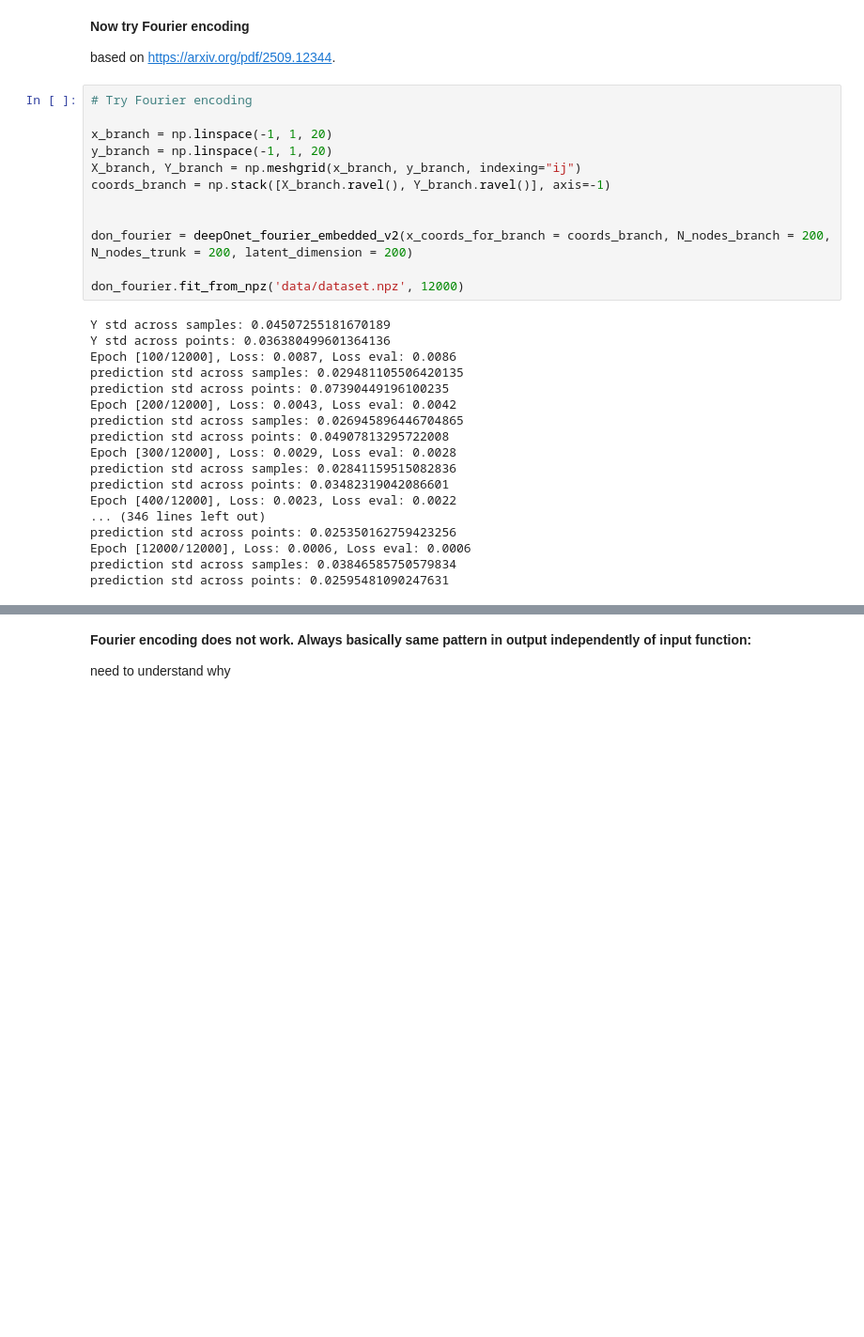
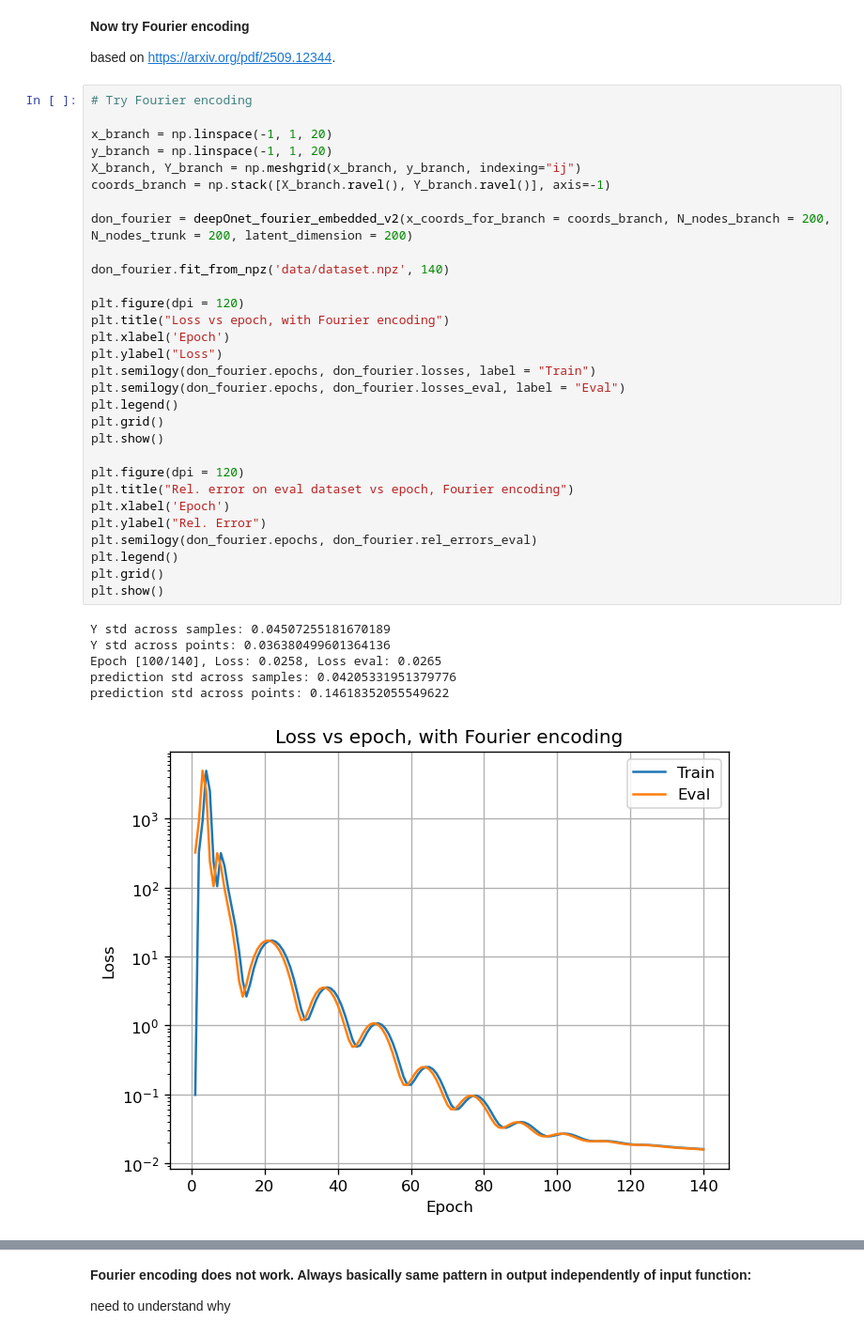
Before and after one commit to sottoviafilippo/trying-out-neural-operators, a Jupyter notebook: deepOnet_trials.ipynb, the cells around one changed output, grey strips where cells are left out. Shown at 94% size. Drawn from its saved outputs; the diff is of its cells as text; blank space fills up the shorter version.

```diff
--- a/deepOnet_trials.ipynb
+++ b/deepOnet_trials.ipynb
@@ -122,30 +138,37 @@ based on https://arxiv.org/pdf/2509.12344.
 # %%
 # Try Fourier encoding
 
 x_branch = np.linspace(-1, 1, 20)
 y_branch = np.linspace(-1, 1, 20)
 X_branch, Y_branch = np.meshgrid(x_branch, y_branch, indexing="ij")
 coords_branch = np.stack([X_branch.ravel(), Y_branch.ravel()], axis=-1)
 
-
 don_fourier = deepOnet_fourier_embedded_v2(x_coords_for_branch = coords_branch, N_nodes_branch = 200, N_nodes_trunk = 200, latent_dimension = 200)
 
-don_fourier.fit_from_npz('data/dataset.npz', 12000)
+don_fourier.fit_from_npz('data/dataset.npz', 140)
+
+plt.figure(dpi = 120)
+plt.title("Loss vs epoch, with Fourier encoding")
+plt.xlabel('Epoch')
+plt.ylabel("Loss")
+plt.semilogy(don_fourier.epochs, don_fourier.losses, label = "Train")
+plt.semilogy(don_fourier.epochs, don_fourier.losses_eval, label = "Eval")
+plt.legend()
+plt.grid()
+plt.show()
+
+plt.figure(dpi = 120)
+plt.title("Rel. error on eval dataset vs epoch, Fourier encoding")
+plt.xlabel('Epoch')
+plt.ylabel("Rel. Error")
+plt.semilogy(don_fourier.epochs, don_fourier.rel_errors_eval)
+plt.legend()
+plt.grid()
+plt.show()
 # %% [output]
 Y std across samples: 0.04507255181670189
 Y std across points: 0.036380499601364136
-Epoch [100/12000], Loss: 0.0087, Loss eval: 0.0086
-prediction std across samples: 0.029481105506420135
-prediction std across points: 0.07390449196100235
-Epoch [200/12000], Loss: 0.0043, Loss eval: 0.0042
-prediction std across samples: 0.026945896446704865
-prediction std across points: 0.04907813295722008
-Epoch [300/12000], Loss: 0.0029, Loss eval: 0.0028
-prediction std across samples: 0.02841159515082836
-prediction std across points: 0.03482319042086601
-Epoch [400/12000], Loss: 0.0023, Loss eval: 0.0022
-... (346 lines left out)
-prediction std across points: 0.025350162759423256
-Epoch [12000/12000], Loss: 0.0006, Loss eval: 0.0006
-prediction std across samples: 0.03846585750579834
-prediction std across points: 0.02595481090247631
+Epoch [100/140], Loss: 0.0258, Loss eval: 0.0265
+prediction std across samples: 0.04205331951379776
+prediction std across points: 0.14618352055549622
+[figure, added]
```
Also changed, not shown: parts of 6 cells of this notebook, 1 other file.
